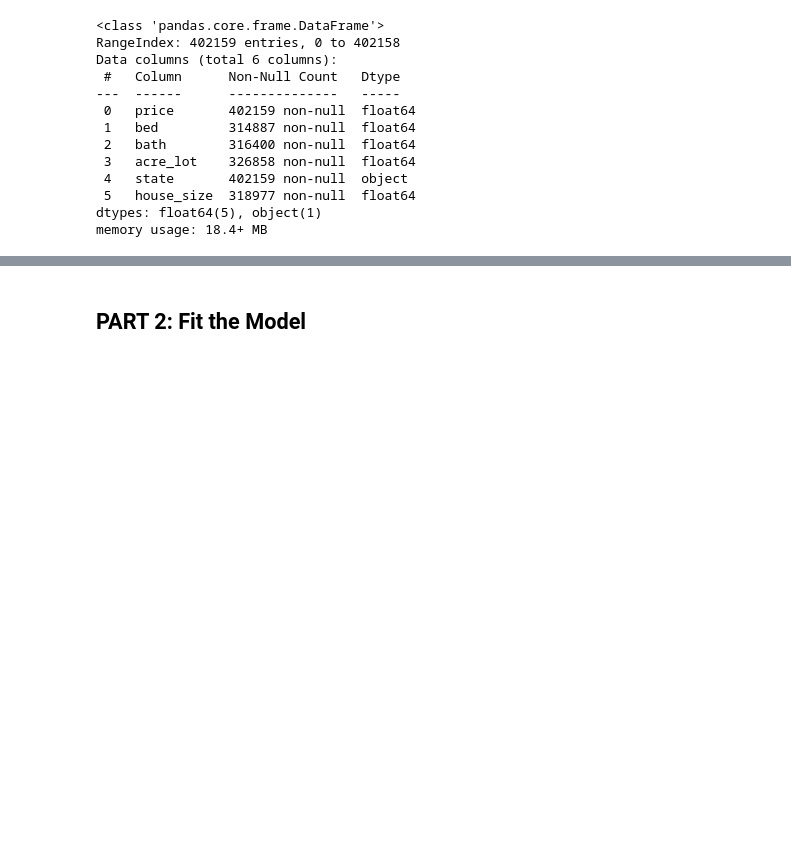
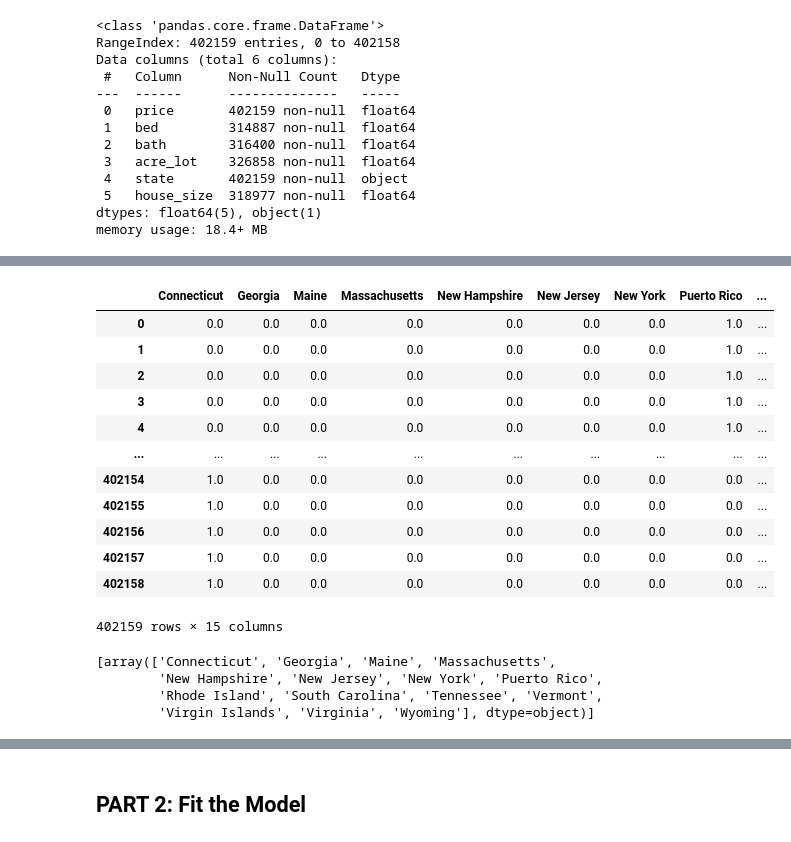
Before and after one commit to barishpeace/Project-2-Property-Price-Prediction, a Jupyter notebook: real_estate_predictor.ipynb, the cells around one changed output, grey strips where cells are left out. Saved outputs shown, nothing was run; the diff lists cells and outputs as text; code cells hidden in the pictures; blank space fills up the shorter version.

```diff
--- a/real_estate_predictor.ipynb
+++ b/real_estate_predictor.ipynb
@@ -83,0 +117,47 @@ memory usage: 18.4+ MB
+# %%
+#Transform categorical variables
+
+from sklearn.preprocessing import OneHotEncoder
+#Create Instance
+enc = OneHotEncoder(handle_unknown='ignore')
+#Fit instance to categorical data
+enc.fit(realtor_data[['state']])
+
+#Transform data and create DataFrame
+categories = enc.transform(realtor_data[['state']])
+
+#Create Pandas Dataframe
+
+lorem = pd.DataFrame(categories.toarray(),columns = enc.categories_)
+#Review dataframe
+display(lorem)
+
+#pd.DataFrame(enc.fit_transform(realtor_data[['states']]).toarray())
+
+#drop_enc = pd.DataFrame(OneHotEncoder().fit(realtor_data["state"].value_counts()))
+
+#enc = OneHotEncoder(handle_unknown='ignore')
+#enc_df = pd.DataFrame(enc.fit_transform(bridge_df[['Bridge_Types_Cat']]).toarray())
+# %% [output]
+|  | Connecticut | Georgia | Maine | Massachusetts | New Hampshire | New Jersey | New York | Puerto Rico | ... |
+| 0 | 0.0 | 0.0 | 0.0 | 0.0 | 0.0 | 0.0 | 0.0 | 1.0 | ... |
+| 1 | 0.0 | 0.0 | 0.0 | 0.0 | 0.0 | 0.0 | 0.0 | 1.0 | ... |
+| 2 | 0.0 | 0.0 | 0.0 | 0.0 | 0.0 | 0.0 | 0.0 | 1.0 | ... |
+| 3 | 0.0 | 0.0 | 0.0 | 0.0 | 0.0 | 0.0 | 0.0 | 1.0 | ... |
+| 4 | 0.0 | 0.0 | 0.0 | 0.0 | 0.0 | 0.0 | 0.0 | 1.0 | ... |
+| ... | ... | ... | ... | ... | ... | ... | ... | ... | ... |
+| 402154 | 1.0 | 0.0 | 0.0 | 0.0 | 0.0 | 0.0 | 0.0 | 0.0 | ... |
+| 402155 | 1.0 | 0.0 | 0.0 | 0.0 | 0.0 | 0.0 | 0.0 | 0.0 | ... |
+| 402156 | 1.0 | 0.0 | 0.0 | 0.0 | 0.0 | 0.0 | 0.0 | 0.0 | ... |
+| 402157 | 1.0 | 0.0 | 0.0 | 0.0 | 0.0 | 0.0 | 0.0 | 0.0 | ... |
+| 402158 | 1.0 | 0.0 | 0.0 | 0.0 | 0.0 | 0.0 | 0.0 | 0.0 | ... |
+402159 rows × 15 columns
+# %%
+#Review categories
+
+enc.categories_
+# %% [output]
+[array(['Connecticut', 'Georgia', 'Maine', 'Massachusetts',
+        'New Hampshire', 'New Jersey', 'New York', 'Puerto Rico',
+        'Rhode Island', 'South Carolina', 'Tennessee', 'Vermont',
+        'Virgin Islands', 'Virginia', 'Wyoming'], dtype=object)]
```
Also changed, not shown: parts of 11 cells of this notebook.
